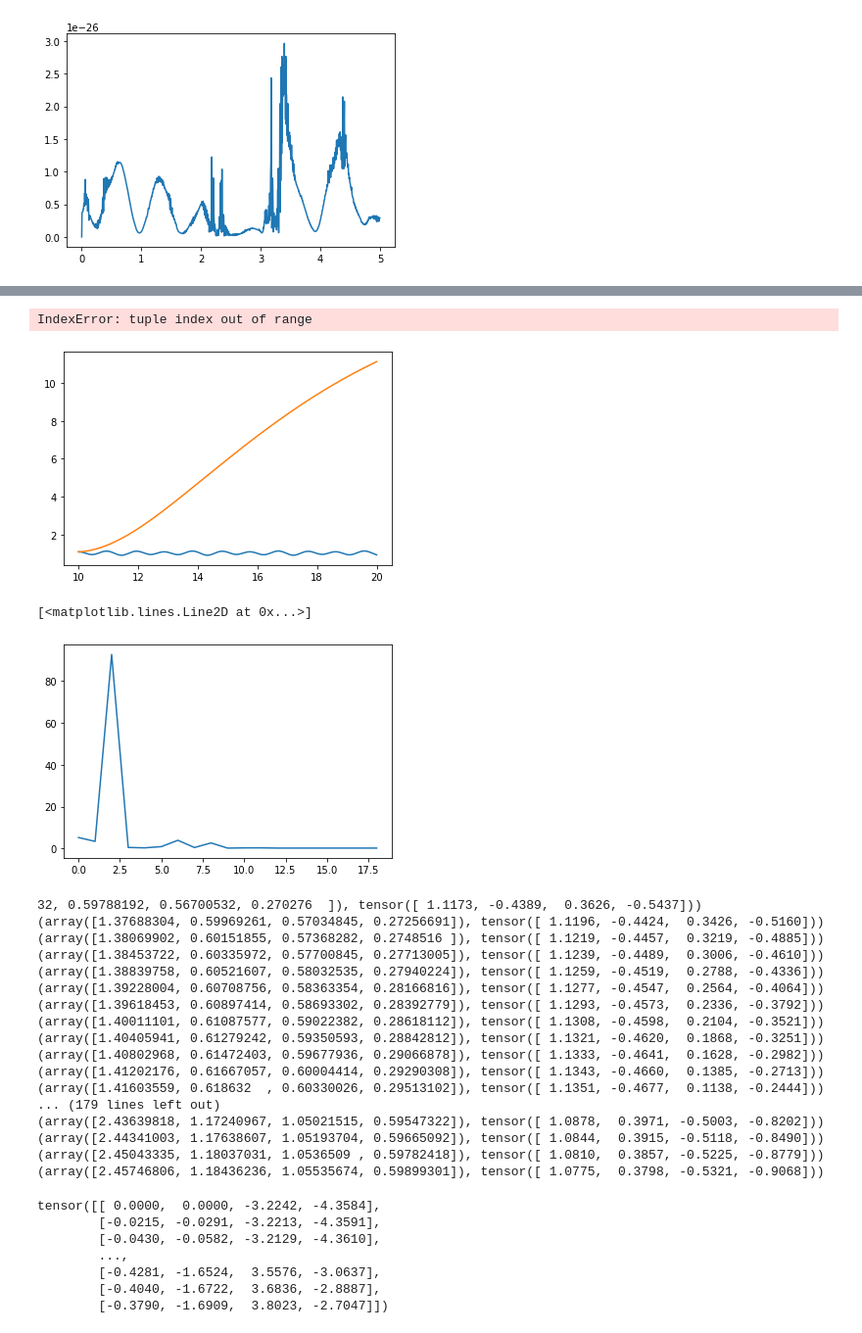
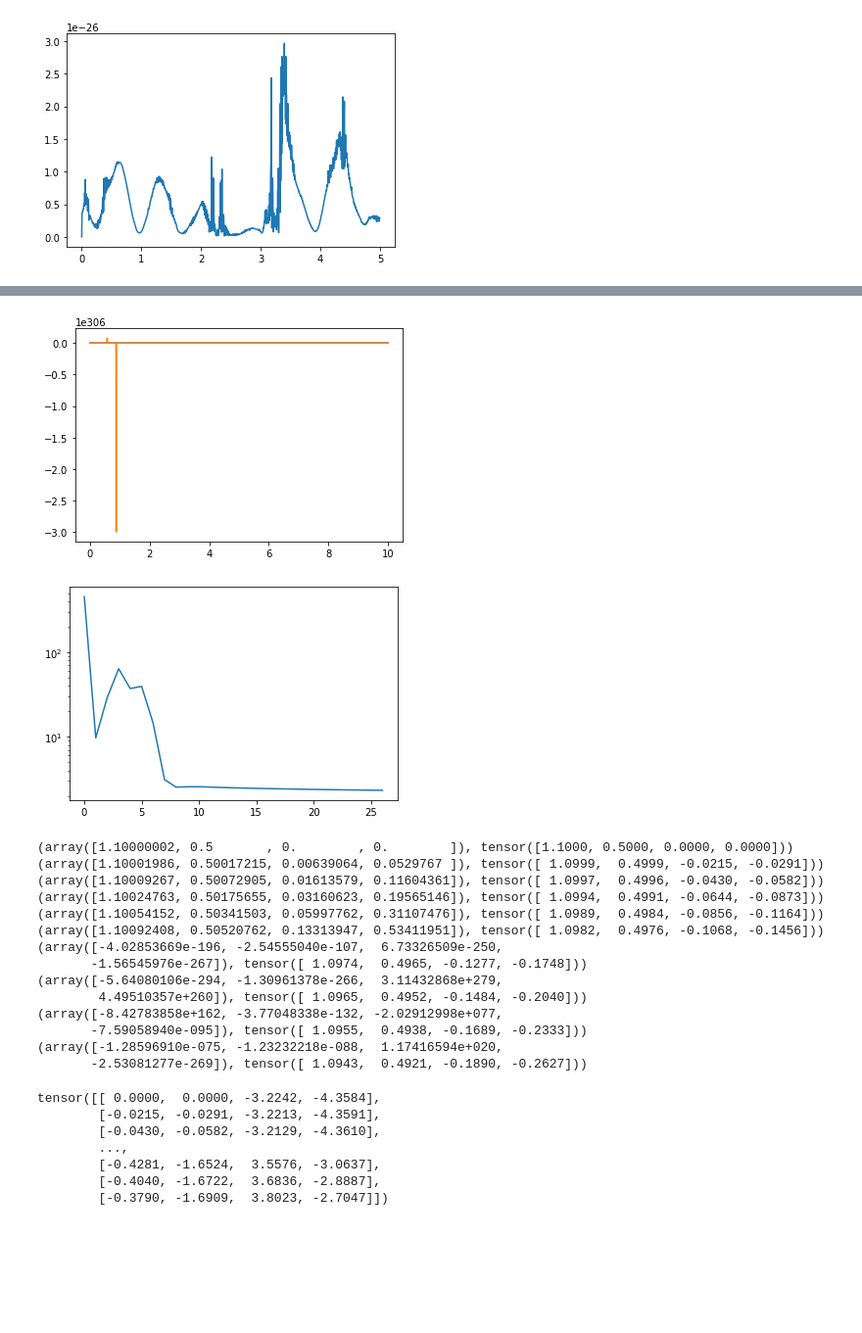
Before and after one commit to magnusross/pytorch-lagrangian-nn, a Jupyter notebook: lnn.ipynb, the cells around one changed output, grey strips where cells are left out. Shown at 98% size. Saved outputs shown, nothing was run; the diff lists cells and outputs as text; code cells hidden in the pictures; blank space fills up the shorter version.

```diff
--- a/lnn.ipynb
+++ b/lnn.ipynb
@@ -167,10 +175,10 @@ def rk4_step(f, x, t, h):
   k4 = h * f(x + k3, t + h)
   return x + 1/6 * (k1 + 2 * k2 + 2 * k3 + k4)
 # %%
-t_train = np.linspace(0, 10, 1500)
-t_test = np.linspace(10, 20, 1500)
+t_train = torch.tensor(np.linspace(0, 10, 1500)).float()
+t_test = torch.tensor(np.linspace(10, 20, 1500)).float()
 
-tstep = t_train[1]
+tstep = t_train[1].item()
 
 x_train = torch.tensor(anal_solve_ode(q0, qt0, t_train)).float()
 xt_train = torch.tensor(get_xt_anal(x_train, t_train)).float()
@@ -219,6 +227,10 @@ class LNN(nn.Module):
         xt.retain_grad()
         return xt
 
+    def t_forward(self, t, x):
+        return self.forward(x)
+
+
 
 
 def loss(pred, targ):
@@ -230,7 +242,7 @@ def nn_solve_ode(model, x0, t):
     def f(x, t):
         x_tor = torch.tensor(np.expand_dims(x, 0), requires_grad=True).float()
         return np.squeeze(model(x_tor).detach().numpy(), axis=0)
-    return odeint(f, x0, t, rtol=1e-10, atol=1e-10)
+    return odeint(f, x0, t)
 # %%
 eps = 100
 N = 1500
@@ -238,7 +250,7 @@ batch_size = 100
 
 model = LNN()
 
-optimizer = optim.Adam(model.parameters(), lr=1e-2)
+optimizer = optim.Adam(model.parameters(), lr=1e-3)
 loss_list = []
 for e in range(eps):
     running_loss = 0.
@@ -286,11 +295,2 @@ for e in range(eps):
 KeyboardInterrupt:
-# %%
-test_loss = 0.
-for i in range(N):
-    xt_pred = model(x_test[i])
-    loss_val = loss(xt_pred, xt_test[i])
-    test_loss += loss_val.item()
-print(test_loss/N)
-# %% [output]
-IndexError: tuple index out of range
 # %%
@@ -297,35 +298,31 @@ IndexError: tuple index out of range
 nn_test = nn_solve_ode(model, x_train[0], t_train)
 # %%
-plt.plot(t_test, x_train[:, 0])
-plt.plot(t_test, nn_test[:, 0])
+plt.plot(t_train, x_train[:, 0])
+plt.plot(t_train, nn_test[:, 0])
 plt.show()
-plt.plot(np.arange(len(loss_list)-1), loss_list[1:])
-# plt.yscale('log')
+plt.plot(np.arange(len(loss_list)), loss_list)
+plt.yscale('log')
 # %% [output]
-[figure, old version]
+[figure, new version]
-[<matplotlib.lines.Line2D at 0x...>]
-[figure, old version]
+[figure, new version]
 # %%
-for i in range(1):
-    print((nn_test[i], xt_train[i]))
+for i in range(10):
+    print((nn_test[i], x_train[i]))
 # %% [output]
-32, 0.59788192, 0.56700532, 0.270276  ]), tensor([ 1.1173, -0.4389,  0.3626, -0.5437]))
-(array([1.37688304, 0.59969261, 0.57034845, 0.27256691]), tensor([ 1.1196, -0.4424,  0.3426, -0.5160]))
-(array([1.38069902, 0.60151855, 0.57368282, 0.2748516 ]), tensor([ 1.1219, -0.4457,  0.3219, -0.4885]))
-(array([1.38453722, 0.60335972, 0.57700845, 0.27713005]), tensor([ 1.1239, -0.4489,  0.3006, -0.4610]))
-(array([1.38839758, 0.60521607, 0.58032535, 0.27940224]), tensor([ 1.1259, -0.4519,  0.2788, -0.4336]))
-(array([1.39228004, 0.60708756, 0.58363354, 0.28166816]), tensor([ 1.1277, -0.4547,  0.2564, -0.4064]))
-(array([1.39618453, 0.60897414, 0.58693302, 0.28392779]), tensor([ 1.1293, -0.4573,  0.2336, -0.3792]))
-(array([1.40011101, 0.61087577, 0.59022382, 0.28618112]), tensor([ 1.1308, -0.4598,  0.2104, -0.3521]))
-(array([1.40405941, 0.61279242, 0.59350593, 0.28842812]), tensor([ 1.1321, -0.4620,  0.1868, -0.3251]))
-(array([1.40802968, 0.61472403, 0.59677936, 0.29066878]), tensor([ 1.1333, -0.4641,  0.1628, -0.2982]))
-(array([1.41202176, 0.61667057, 0.60004414, 0.29290308]), tensor([ 1.1343, -0.4660,  0.1385, -0.2713]))
-(array([1.41603559, 0.618632  , 0.60330026, 0.29513102]), tensor([ 1.1351, -0.4677,  0.1138, -0.2444]))
-... (179 lines left out)
-(array([2.43639818, 1.17240967, 1.05021515, 0.59547322]), tensor([ 1.0878,  0.3971, -0.5003, -0.8202]))
-(array([2.44341003, 1.17638607, 1.05193704, 0.59665092]), tensor([ 1.0844,  0.3915, -0.5118, -0.8490]))
-(array([2.45043335, 1.18037031, 1.0536509 , 0.59782418]), tensor([ 1.0810,  0.3857, -0.5225, -0.8779]))
-(array([2.45746806, 1.18436236, 1.05535674, 0.59899301]), tensor([ 1.0775,  0.3798, -0.5321, -0.9068]))
+(array([1.10000002, 0.5       , 0.        , 0.        ]), tensor([1.1000, 0.5000, 0.0000, 0.0000]))
+(array([1.10001986, 0.50017215, 0.00639064, 0.0529767 ]), tensor([ 1.0999,  0.4999, -0.0215, -0.0291]))
+(array([1.10009267, 0.50072905, 0.01613579, 0.11604361]), tensor([ 1.0997,  0.4996, -0.0430, -0.0582]))
+(array([1.10024763, 0.50175655, 0.03160623, 0.19565146]), tensor([ 1.0994,  0.4991, -0.0644, -0.0873]))
+(array([1.10054152, 0.50341503, 0.05997762, 0.31107476]), tensor([ 1.0989,  0.4984, -0.0856, -0.1164]))
+(array([1.10092408, 0.50520762, 0.13313947, 0.53411951]), tensor([ 1.0982,  0.4976, -0.1068, -0.1456]))
+(array([-4.02853669e-196, -2.54555040e-107,  6.73326509e-250,
+       -1.56545976e-267]), tensor([ 1.0974,  0.4965, -0.1277, -0.1748]))
+(array([-5.64080106e-294, -1.30961378e-266,  3.11432868e+279,
+        4.49510357e+260]), tensor([ 1.0965,  0.4952, -0.1484, -0.2040]))
+(array([-8.42783858e+162, -3.77048338e-132, -2.02912998e+077,
+       -7.59058940e-095]), tensor([ 1.0955,  0.4938, -0.1689, -0.2333]))
+(array([-1.28596910e-075, -1.23232218e-088,  1.17416594e+020,
+       -2.53081277e-269]), tensor([ 1.0943,  0.4921, -0.1890, -0.2627]))
 # %%
 xt_train
 # %% [output]
```
Also changed, not shown: parts of 8 cells of this notebook.
